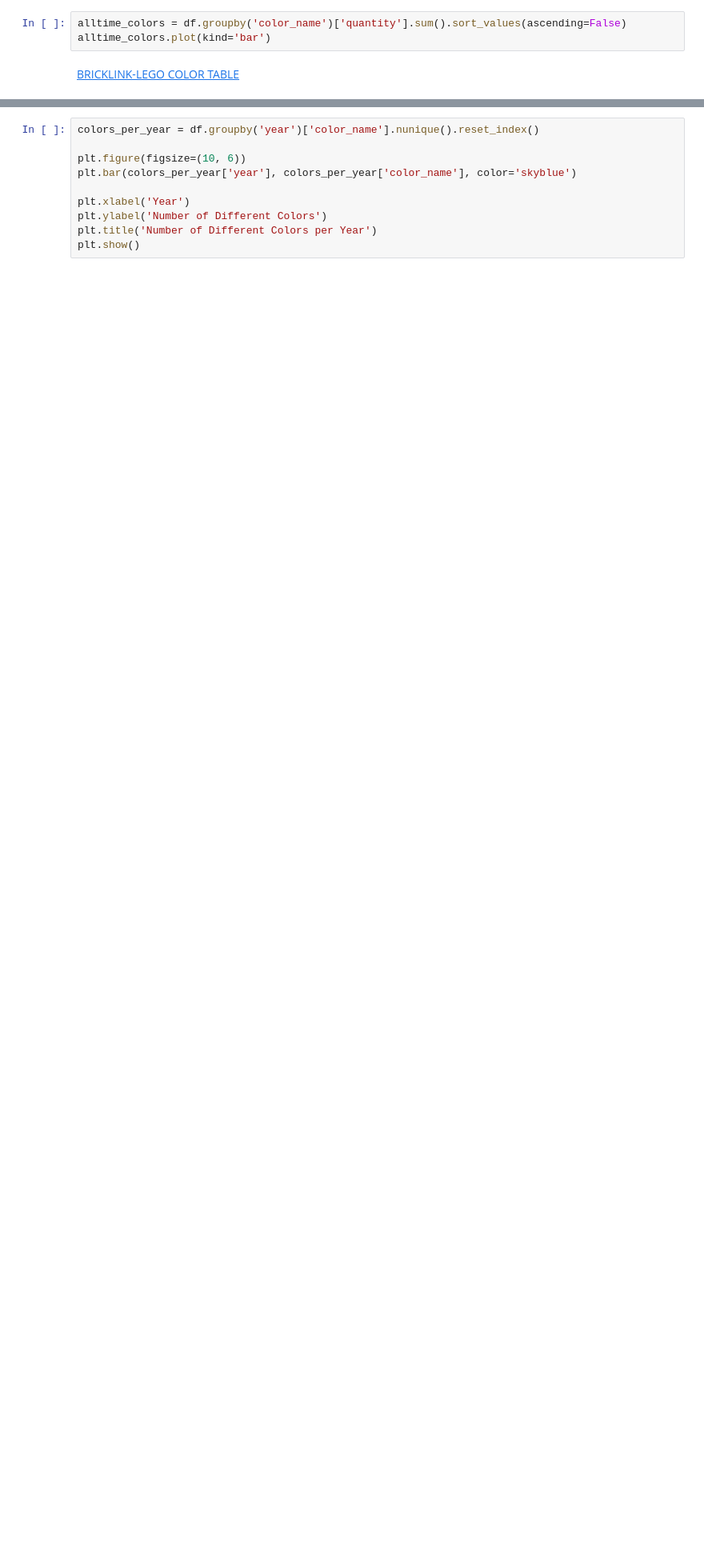
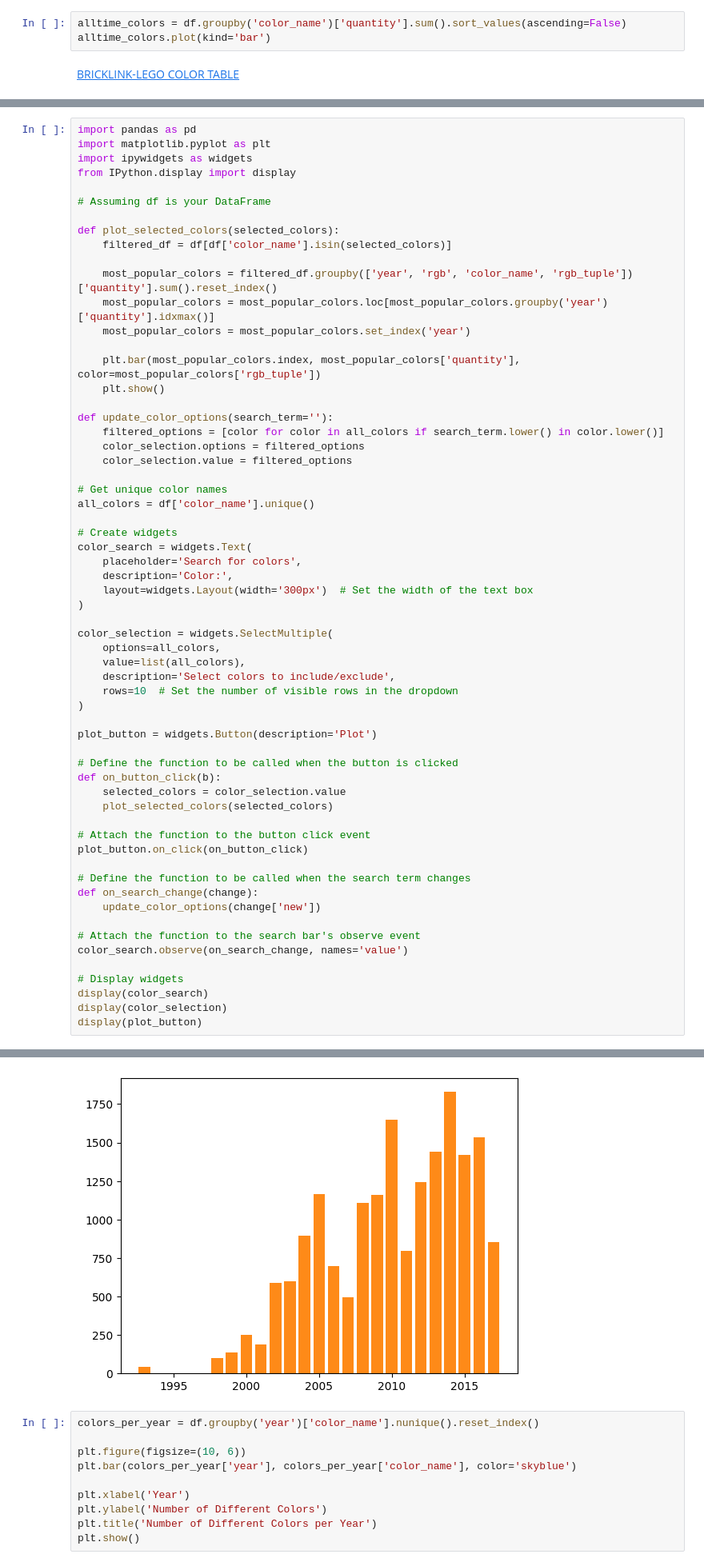
Before and after one commit to MatthewKolotylo/Lego-Project, a Jupyter notebook: Master Code Copy.ipynb, the cells around one changed output, grey strips where cells are left out. Shown at 80% size. Saved outputs shown, nothing was run; the diff lists cells and outputs as text; blank space fills up the shorter version.

```diff
--- a/Master Code Copy.ipynb
+++ b/Master Code Copy.ipynb
@@ -219,0 +186,62 @@ plt.show()
+# %%
+import pandas as pd
+import matplotlib.pyplot as plt
+import ipywidgets as widgets
+from IPython.display import display
+
+# Assuming df is your DataFrame
+
+def plot_selected_colors(selected_colors):
+    filtered_df = df[df['color_name'].isin(selected_colors)]
+
+    most_popular_colors = filtered_df.groupby(['year', 'rgb', 'color_name', 'rgb_tuple'])['quantity'].sum().reset_index()
+    most_popular_colors = most_popular_colors.loc[most_popular_colors.groupby('year')['quantity'].idxmax()]
+    most_popular_colors = most_popular_colors.set_index('year')
+
+    plt.bar(most_popular_colors.index, most_popular_colors['quantity'], color=most_popular_colors['rgb_tuple'])
+    plt.show()
+
+def update_color_options(search_term=''):
+    filtered_options = [color for color in all_colors if search_term.lower() in color.lower()]
+    color_selection.options = filtered_options
+    color_selection.value = filtered_options
+
+# Get unique color names
+all_colors = df['color_name'].unique()
+
+# Create widgets
+color_search = widgets.Text(
+    placeholder='Search for colors',
+    description='Color:',
+    layout=widgets.Layout(width='300px')  # Set the width of the text box
+)
+
+color_selection = widgets.SelectMultiple(
+    options=all_colors,
+    value=list(all_colors),
+    description='Select colors to include/exclude',
+    rows=10  # Set the number of visible rows in the dropdown
+)
+
+plot_button = widgets.Button(description='Plot')
+
+# Define the function to be called when the button is clicked
+def on_button_click(b):
+    selected_colors = color_selection.value
+    plot_selected_colors(selected_colors)
+
+# Attach the function to the button click event
+plot_button.on_click(on_button_click)
+
+# Define the function to be called when the search term changes
+def on_search_change(change):
+    update_color_options(change['new'])
+
+# Attach the function to the search bar's observe event
+color_search.observe(on_search_change, names='value')
+
+# Display widgets
+display(color_search)
+display(color_selection)
+display(plot_button)
+# %% [output]
@@ -220,3 +251,4 @@ plt.show()
+[figure, added]
 # %%
 colors_per_year = df.groupby('year')['color_name'].nunique().reset_index()
 
```
Also changed, not shown: parts of 13 cells of this notebook.
